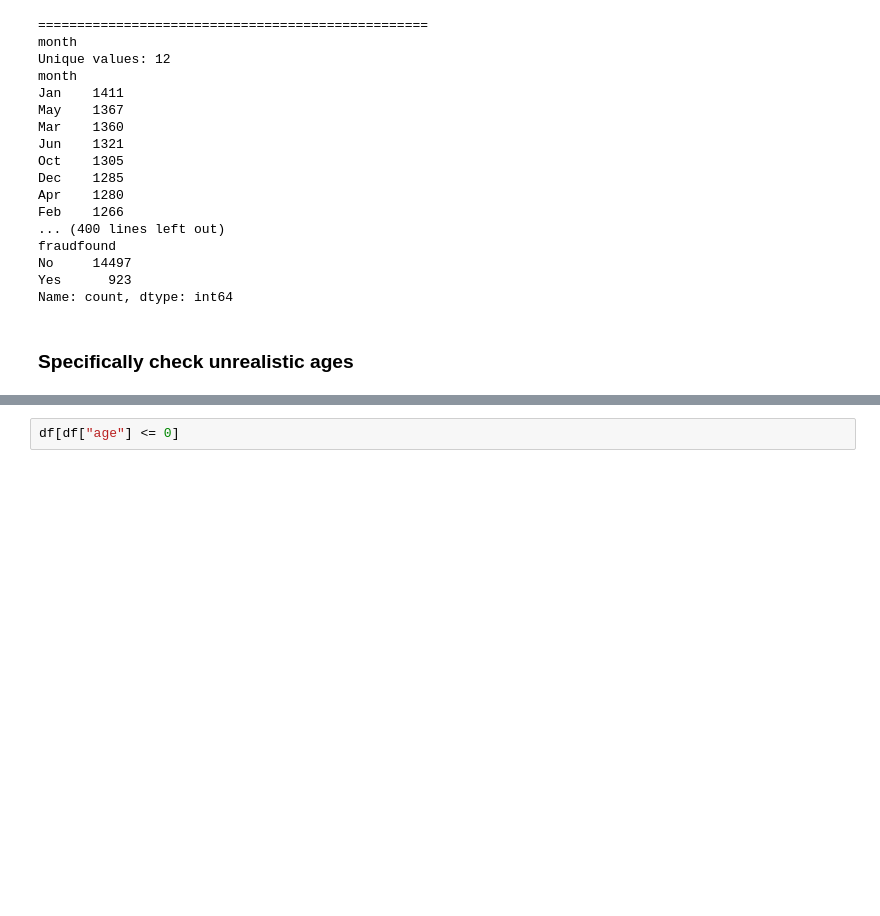
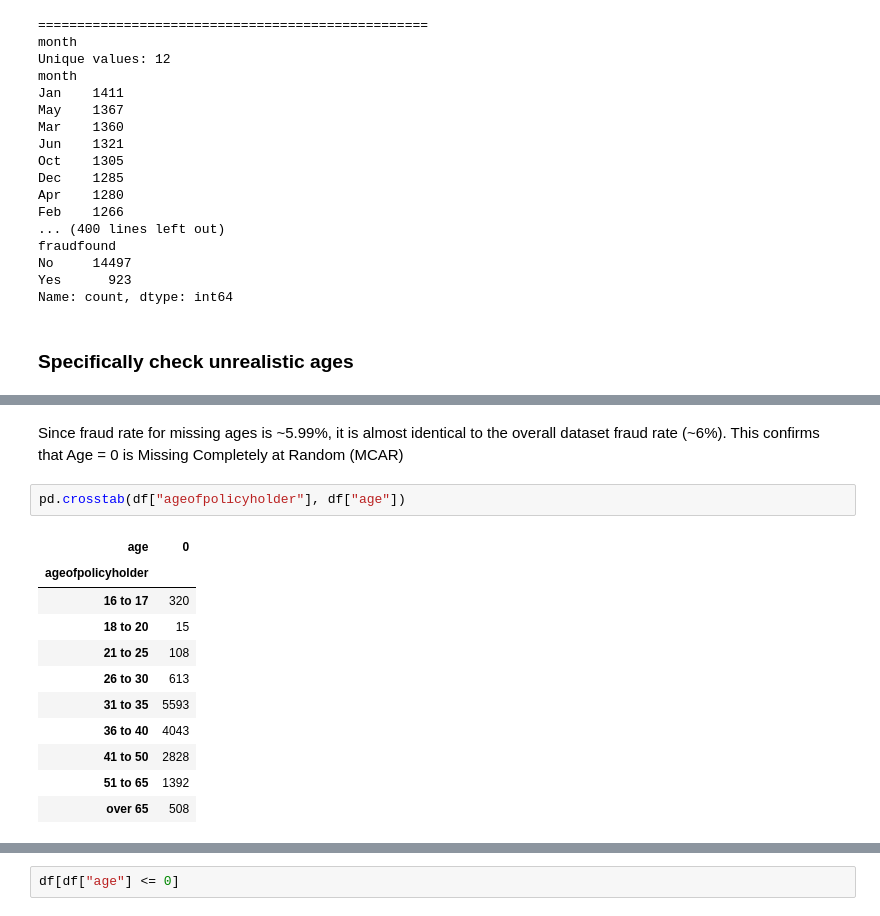
Before and after one commit to 1manvi/ML-Credit-Card-Fraud-2026, a Jupyter notebook: EDA_MiniPresentation.ipynb, the cells around one changed output, grey strips where cells are left out. Cells and saved outputs as stored; diff of their text form; blank space fills up the shorter version.

```diff
--- a/EDA_MiniPresentation.ipynb
+++ b/EDA_MiniPresentation.ipynb
@@ -135,0 +147,16 @@ Name: count, dtype: int64
+# %% [markdown]
+Since fraud rate for missing ages is ~5.99%, it is almost identical to the overall dataset fraud rate (~6%). This confirms that Age = 0 is Missing Completely at Random (MCAR)
+# %%
+pd.crosstab(df["ageofpolicyholder"], df["age"])
+# %% [output]
+| age | 0 |
+| ageofpolicyholder |  |
+| 16 to 17 | 320 |
+| 18 to 20 | 15 |
+| 21 to 25 | 108 |
+| 26 to 30 | 613 |
+| 31 to 35 | 5593 |
+| 36 to 40 | 4043 |
+| 41 to 50 | 2828 |
+| 51 to 65 | 1392 |
+| over 65 | 508 |
```
Also changed, not shown: parts of 4 cells of this notebook, 1 other file.
